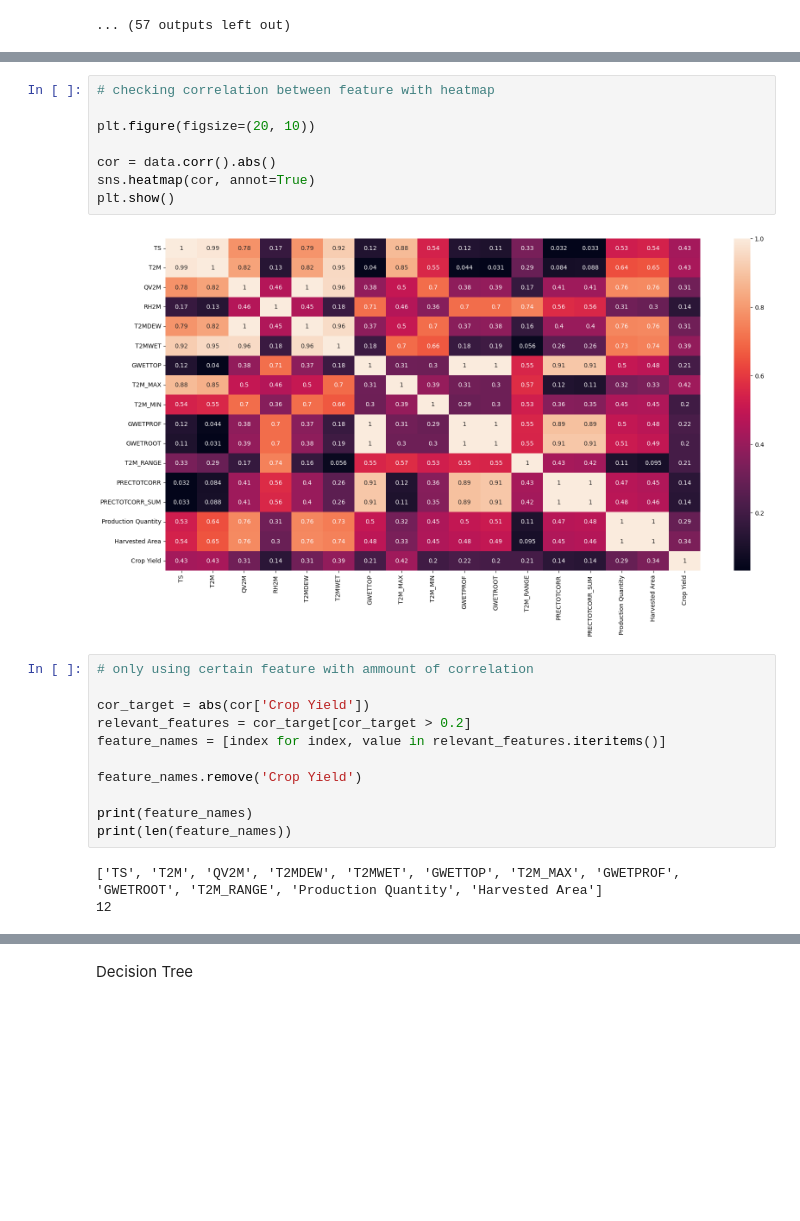
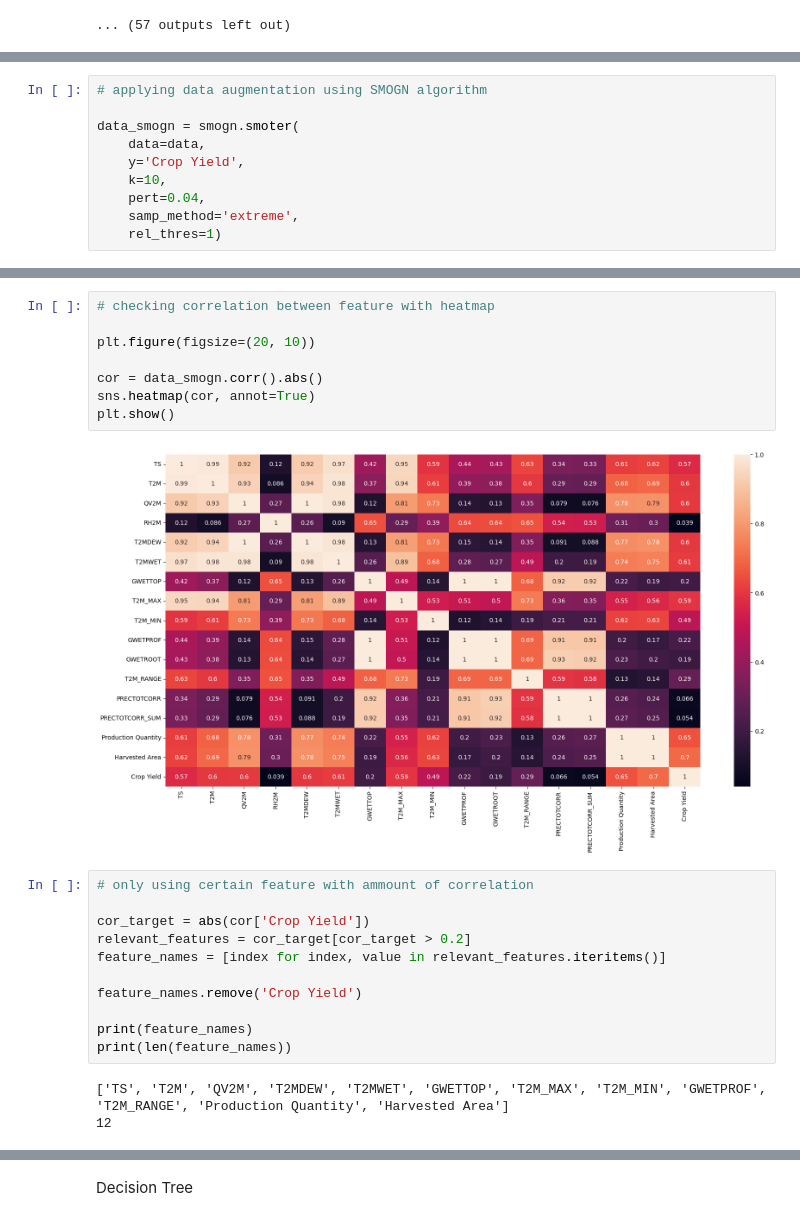
Before and after one commit to penggunaSendal/big_data_project_palmoil, a Jupyter notebook: palmforest_v3.ipynb, the cells around one changed output, grey strips where cells are left out. Saved outputs shown, nothing was run; the diff lists cells and outputs as text; blank space fills up the shorter version.

Commit message:
adding smogn
adding data augmentation smogn

```diff
--- a/palmforest_v3.ipynb
+++ b/palmforest_v3.ipynb
@@ -455,0 +448,10 @@ Normalizing Data
+# %%
+# applying data augmentation using SMOGN algorithm
+
+data_smogn = smogn.smoter(
+    data=data,
+    y='Crop Yield',
+    k=10,
+    pert=0.04,
+    samp_method='extreme',
+    rel_thres=1)
@@ -456,13 +478,13 @@ Normalizing Data
 # %%
 # checking correlation between feature with heatmap
 
 plt.figure(figsize=(20, 10))
 
-cor = data.corr().abs()
+cor = data_smogn.corr().abs()
 sns.heatmap(cor, annot=True)
 plt.show()
 # %% [output]
-[figure, old version]
+[figure, new version]
 # %%
 # only using certain feature with ammount of correlation
 
@@ -475,7 +497,7 @@ feature_names.remove('Crop Yield')
 print(feature_names)
 print(len(feature_names))
 # %% [output]
-['TS', 'T2M', 'QV2M', 'T2MDEW', 'T2MWET', 'GWETTOP', 'T2M_MAX', 'GWETPROF', 'GWETROOT', 'T2M_RANGE', 'Production Quantity', 'Harvested Area']
+['TS', 'T2M', 'QV2M', 'T2MDEW', 'T2MWET', 'GWETTOP', 'T2M_MAX', 'T2M_MIN', 'GWETPROF', 'T2M_RANGE', 'Production Quantity', 'Harvested Area']
 12
 # %%
 # this process needed for ANN, another model do not suffer poor performance if this process removed
```
Also changed, not shown: parts of 31 cells of this notebook.
